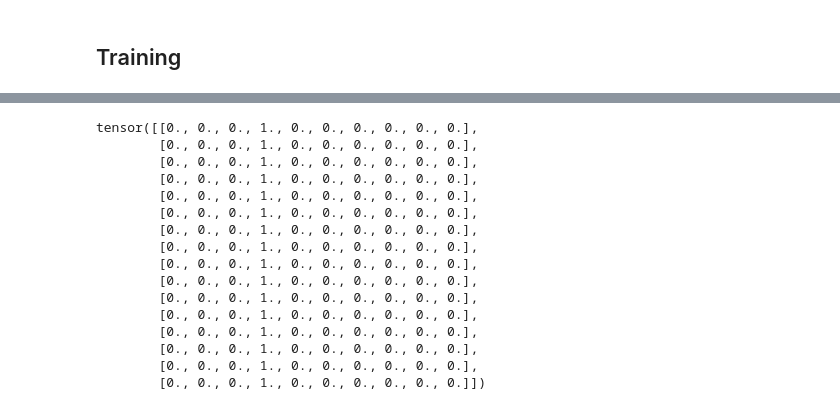
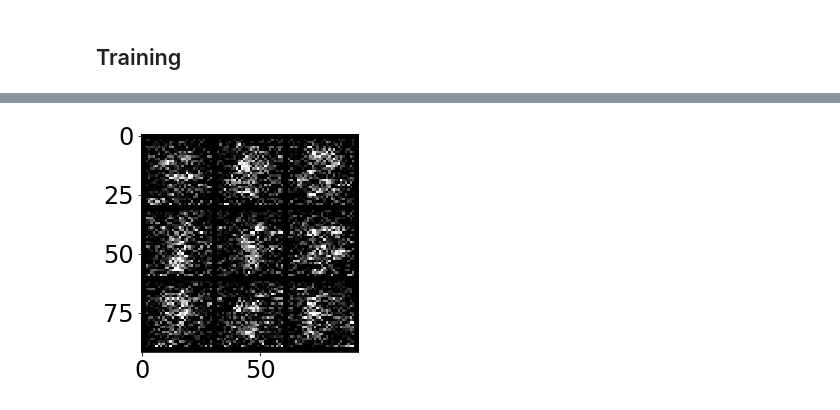
Before and after one commit to Jvenich/DeepVisionProject, a Jupyter notebook: main.ipynb, the cells around one changed output, grey strips where cells are left out. Saved outputs shown, nothing was run; the diff lists cells and outputs as text; code cells hidden in the pictures.

Commit message:
successfully run classical and inn experiment on mnist classification. However inn generation of mnist images still does not work

```diff
--- a/main.ipynb
+++ b/main.ipynb
@@ -76,12 +93,16 @@ Node output has following input dimensions:
 ## Set Training Parameters
 # %%
 num_epoch = 10
-batch_size = 128
+batch_size = 512
 lr_init = 1e-3
 milestones = [6, 8, 10]
 get_model = ia.mnist_inn_model
 modelname = "inn_mnist"
 number_dev = 0
+a_y = 1
+a_z = 1
+a_x = 1
+a_rec = 0
 
 device = gpu.get_device(number_dev)
 print(device)
@@ -90,7 +111,7 @@ cuda
 # %% [markdown]
 ## Training
 # %%
-inn_exp = ie.inn_experiment(num_epoch, batch_size, lr_init, milestones, get_model, modelname,device)
+inn_exp = ie.inn_experiment(num_epoch, batch_size, lr_init, milestones, get_model, modelname, device, a_y, a_z, a_x, a_rec)
 inn_exp.get_dataset("mnist")
 inn_exp.train()
 inn_exp.plot_accuracy()
@@ -131,27 +152,7 @@ Epoch: 3
 Training:
 [interactive output not drawn]
 ... (41 outputs left out)
-# %%
-import torch
-
-a = torch.zeros(16, 10)
-idx = torch.arange(16)
-a[idx, 3] = 1
-print(a)
-# %% [output]
-tensor([[0., 0., 0., 1., 0., 0., 0., 0., 0., 0.],
-        [0., 0., 0., 1., 0., 0., 0., 0., 0., 0.],
-        [0., 0., 0., 1., 0., 0., 0., 0., 0., 0.],
-        [0., 0., 0., 1., 0., 0., 0., 0., 0., 0.],
-        [0., 0., 0., 1., 0., 0., 0., 0., 0., 0.],
-        [0., 0., 0., 1., 0., 0., 0., 0., 0., 0.],
-        [0., 0., 0., 1., 0., 0., 0., 0., 0., 0.],
-        [0., 0., 0., 1., 0., 0., 0., 0., 0., 0.],
-        [0., 0., 0., 1., 0., 0., 0., 0., 0., 0.],
-        [0., 0., 0., 1., 0., 0., 0., 0., 0., 0.],
-        [0., 0., 0., 1., 0., 0., 0., 0., 0., 0.],
-        [0., 0., 0., 1., 0., 0., 0., 0., 0., 0.],
-        [0., 0., 0., 1., 0., 0., 0., 0., 0., 0.],
-        [0., 0., 0., 1., 0., 0., 0., 0., 0., 0.],
-        [0., 0., 0., 1., 0., 0., 0., 0., 0., 0.],
-        [0., 0., 0., 1., 0., 0., 0., 0., 0., 0.]])
+# %%
+inn_exp.generate(6, 9, 3)
+# %% [output]
+[figure, added]
```
Also changed, not shown: parts of 9 cells of this notebook, 4 other files.
